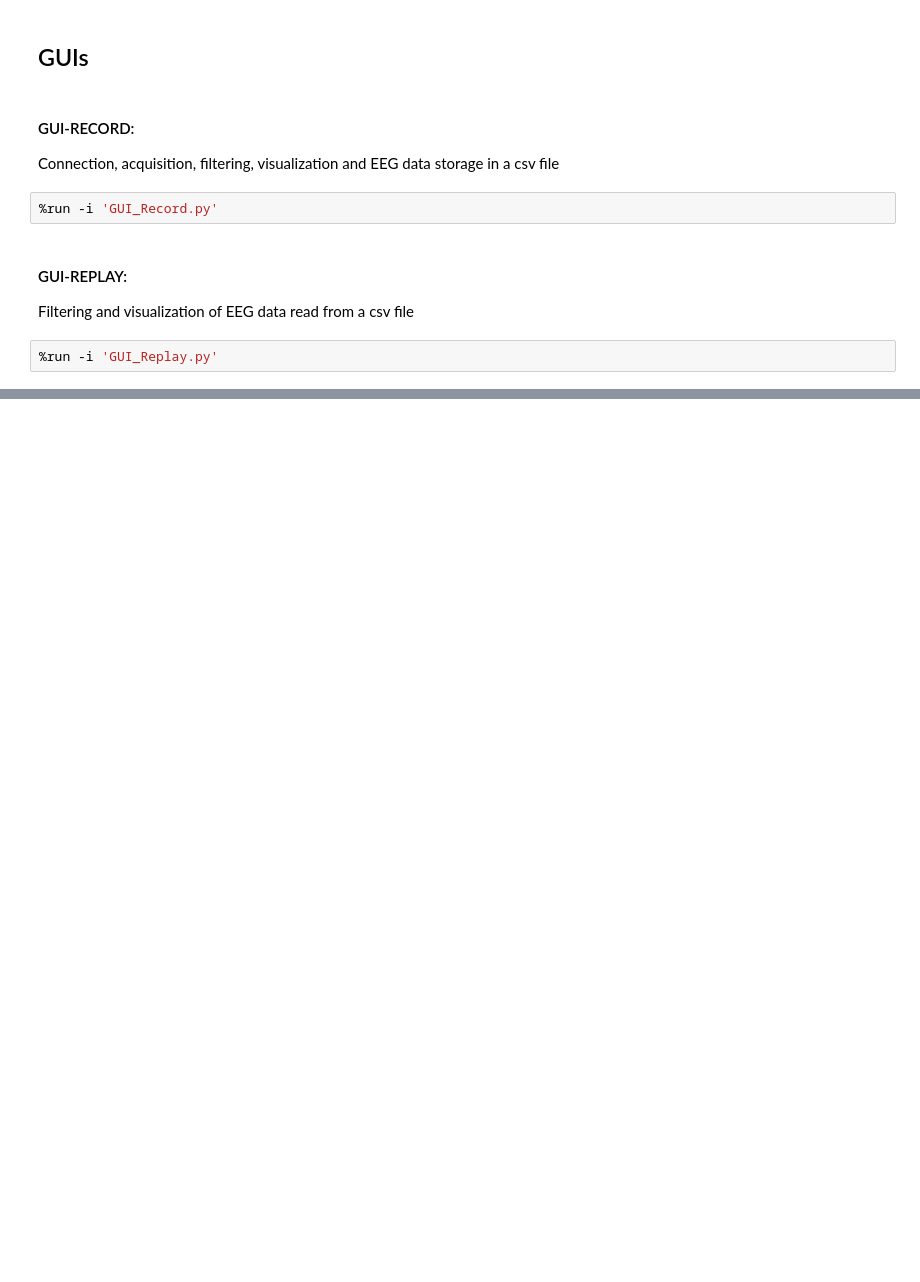
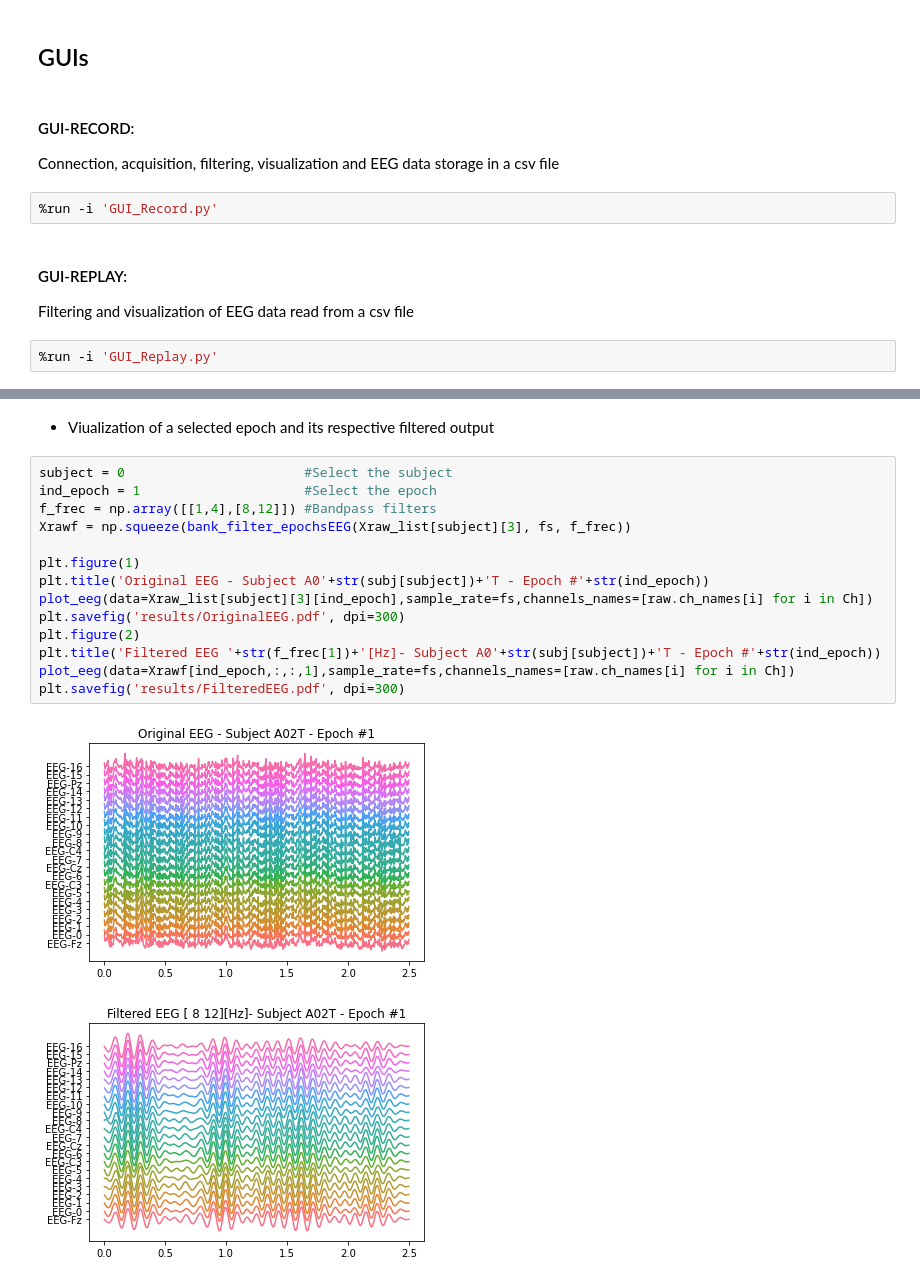
Before and after one commit to HaroldMDiazVargas/OpenBCI-Python, a Jupyter notebook: Run.ipynb, the cells around one changed output, grey strips where cells are left out. Saved outputs shown, nothing was run; the diff lists cells and outputs as text; blank space fills up the shorter version.

```diff
--- a/Run.ipynb
+++ b/Run.ipynb
@@ -245,0 +337,19 @@ Filtering and visualization of EEG data read from a csv file
+# %% [markdown]
+- Viualization of a selected epoch and its respective filtered output
+# %%
+subject = 0                       #Select the subject
+ind_epoch = 1                     #Select the epoch
+f_frec = np.array([[1,4],[8,12]]) #Bandpass filters
+Xrawf = np.squeeze(bank_filter_epochsEEG(Xraw_list[subject][3], fs, f_frec))
+
+plt.figure(1)
+plt.title('Original EEG - Subject A0'+str(subj[subject])+'T - Epoch #'+str(ind_epoch))
+plot_eeg(data=Xraw_list[subject][3][ind_epoch],sample_rate=fs,channels_names=[raw.ch_names[i] for i in Ch])
+plt.savefig('results/OriginalEEG.pdf', dpi=300)
+plt.figure(2)
+plt.title('Filtered EEG '+str(f_frec[1])+'[Hz]- Subject A0'+str(subj[subject])+'T - Epoch #'+str(ind_epoch))
+plot_eeg(data=Xrawf[ind_epoch,:,:,1],sample_rate=fs,channels_names=[raw.ch_names[i] for i in Ch])
+plt.savefig('results/FilteredEEG.pdf', dpi=300)
+# %% [output]
+[figure, added]
+[figure, added]
```
Also changed, not shown: parts of 19 cells of this notebook, 16 other files.
